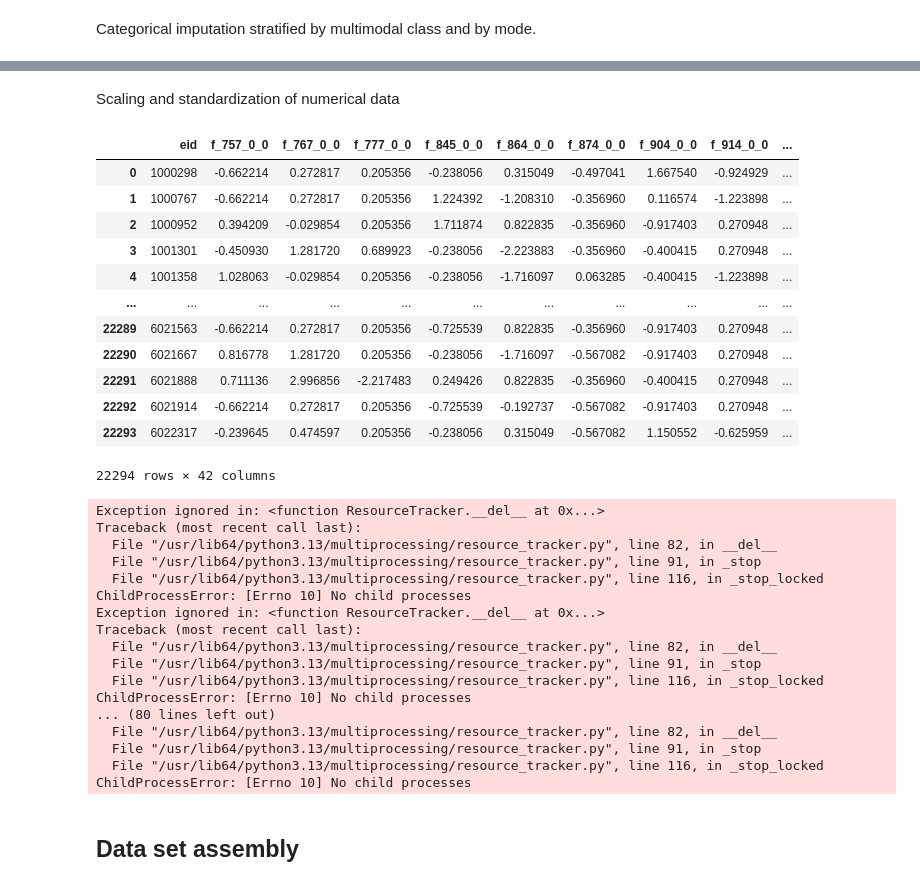
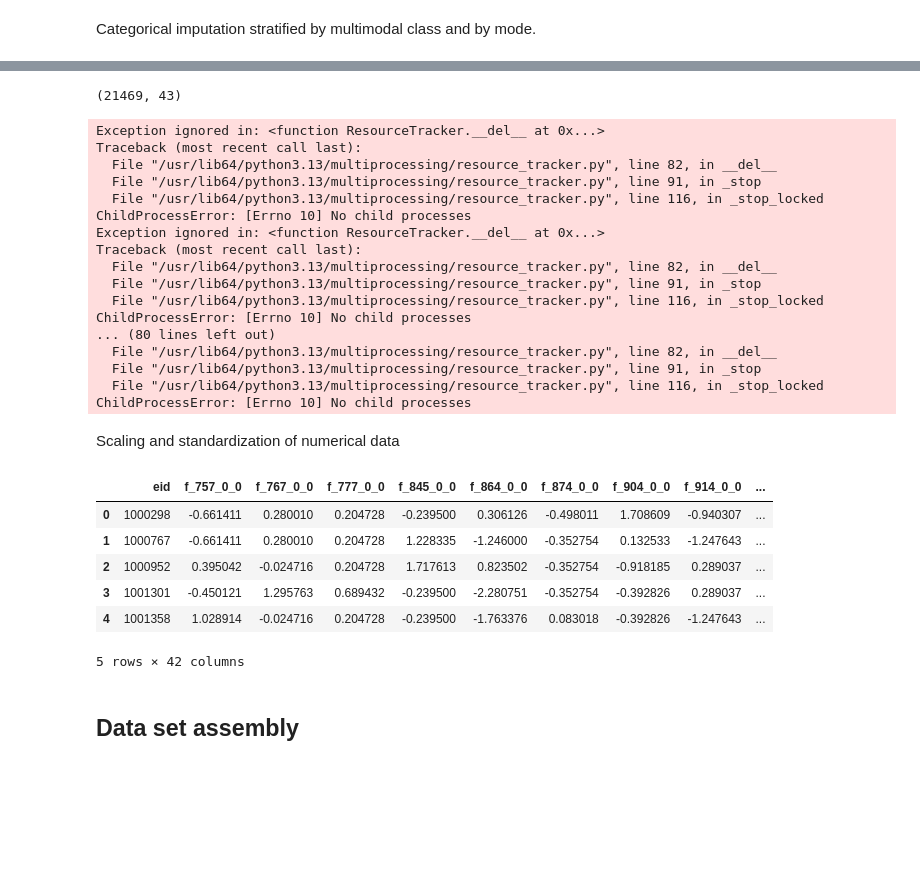
Before and after one commit to fsalamancar/Horizontal_UKB, a Jupyter notebook: touchscreen/touchscreen.ipynb, the cells around one changed output, grey strips where cells are left out. Saved outputs shown, nothing was run; the diff lists cells and outputs as text; code cells hidden in the pictures; blank space fills up the shorter version.

```diff
--- a/touchscreen/touchscreen.ipynb
+++ b/touchscreen/touchscreen.ipynb
@@ -862,9 +843,9 @@ No pairs were found with correlation above the threshold.
 Onehot encoding.
 # %%
 categorical_simple_nominal_onehot_df = onehot_encode_simple_nominal(
-    df=categorical_simple_nominal_df,
-    touchscreen_chars_df=touchscreen_chars_df,
-    touchscreen_cbkeys_df=touchscreen_cbkeys_df
+    categorical_simple_nominal_df,
+    touchscreen_chars_df,
+    touchscreen_cbkeys_df
 )
 
 categorical_simple_nominal_onehot_df.head()
@@ -1067,12 +1053,12 @@ create_boxplots(numeric_df, ncols=3)
 # %% [markdown]
 Categorical imputation stratified by multimodal class and by mode.
 # %%
-numeric_df_clean = numeric_df_clean.merge(ibd0_df[['eid', 'Disease']], on='eid', how='left')
+numeric_clean_df = numeric_clean_df.merge(ibd0_df[['eid', 'Disease']], on='eid', how='left')
 
-numeric_df_clean['Disease'] = numeric_df_clean['Disease'].apply(
+numeric_clean_df['Disease'] = numeric_clean_df['Disease'].apply(
     lambda x: "IBD" if x in ["CD", "UC", "IBD"] else "Control"
 )
 
-numeric_df_clean['Disease'].value_counts(dropna=False)
+numeric_clean_df['Disease'].value_counts(dropna=False)
 # %% [output]
 Disease
@@ -1087,42 +1068,42 @@ numeric_df_clean.shape
+# %%
+numeric_clean_df = impute_by_disease(numeric_clean_df)
+numeric_clean_df.shape
+# %% [output]
+(21469, 43)
+Exception ignored in: <function ResourceTracker.__del__ at 0x...>
+Traceback (most recent call last):
+  File "/usr/lib64/python3.13/multiprocessing/resource_tracker.py", line 82, in __del__
+  File "/usr/lib64/python3.13/multiprocessing/resource_tracker.py", line 91, in _stop
+  File "/usr/lib64/python3.13/multiprocessing/resource_tracker.py", line 116, in _stop_locked
+ChildProcessError: [Errno 10] No child processes
+Exception ignored in: <function ResourceTracker.__del__ at 0x...>
+Traceback (most recent call last):
+  File "/usr/lib64/python3.13/multiprocessing/resource_tracker.py", line 82, in __del__
+  File "/usr/lib64/python3.13/multiprocessing/resource_tracker.py", line 91, in _stop
+  File "/usr/lib64/python3.13/multiprocessing/resource_tracker.py", line 116, in _stop_locked
+ChildProcessError: [Errno 10] No child processes
+... (80 lines left out)
+  File "/usr/lib64/python3.13/multiprocessing/resource_tracker.py", line 82, in __del__
+  File "/usr/lib64/python3.13/multiprocessing/resource_tracker.py", line 91, in _stop
+  File "/usr/lib64/python3.13/multiprocessing/resource_tracker.py", line 116, in _stop_locked
+ChildProcessError: [Errno 10] No child processes
 # %% [markdown]
 Scaling and standardization of numerical data
 # %%
 #Escale
-touchscreen_numeric_scaled=scale_numeric_columns(numeric_df_clean)
+touchscreen_numeric_scaled = scale_numeric_columns(numeric_clean_df)
 
-touchscreen_numeric_standard=scale_numeric_columns(touchscreen_numeric_scaled)
-touchscreen_numeric_standard
+touchscreen_numeric_standard = scale_numeric_columns(touchscreen_numeric_scaled)
+
+touchscreen_numeric_standard.head()
 # %% [output]
 |  | eid | f_757_0_0 | f_767_0_0 | f_777_0_0 | f_845_0_0 | f_864_0_0 | f_874_0_0 | f_904_0_0 | f_914_0_0 | ... |
-| 0 | 1000298 | -0.662214 | 0.272817 | 0.205356 | -0.238056 | 0.315049 | -0.497041 | 1.667540 | -0.924929 | ... |
-| 1 | 1000767 | -0.662214 | 0.272817 | 0.205356 | 1.224392 | -1.208310 | -0.356960 | 0.116574 | -1.223898 | ... |
-| 2 | 1000952 | 0.394209 | -0.029854 | 0.205356 | 1.711874 | 0.822835 | -0.356960 | -0.917403 | 0.270948 | ... |
-| 3 | 1001301 | -0.450930 | 1.281720 | 0.689923 | -0.238056 | -2.223883 | -0.356960 | -0.400415 | 0.270948 | ... |
-| 4 | 1001358 | 1.028063 | -0.029854 | 0.205356 | -0.238056 | -1.716097 | 0.063285 | -0.400415 | -1.223898 | ... |
-| ... | ... | ... | ... | ... | ... | ... | ... | ... | ... | ... |
-| 22289 | 6021563 | -0.662214 | 0.272817 | 0.205356 | -0.725539 | 0.822835 | -0.356960 | -0.917403 | 0.270948 | ... |
-| 22290 | 6021667 | 0.816778 | 1.281720 | 0.205356 | -0.238056 | -1.716097 | -0.567082 | -0.917403 | 0.270948 | ... |
-| 22291 | 6021888 | 0.711136 | 2.996856 | -2.217483 | 0.249426 | 0.822835 | -0.356960 | -0.400415 | 0.270948 | ... |
-| 22292 | 6021914 | -0.662214 | 0.272817 | 0.205356 | -0.725539 | -0.192737 | -0.567082 | -0.917403 | 0.270948 | ... |
-| 22293 | 6022317 | -0.239645 | 0.474597 | 0.205356 | -0.238056 | 0.315049 | -0.567082 | 1.150552 | -0.625959 | ... |
+| 0 | 1000298 | -0.661411 | 0.280010 | 0.204728 | -0.239500 | 0.306126 | -0.498011 | 1.708609 | -0.940307 | ... |
+| 1 | 1000767 | -0.661411 | 0.280010 | 0.204728 | 1.228335 | -1.246000 | -0.352754 | 0.132533 | -1.247643 | ... |
+| 2 | 1000952 | 0.395042 | -0.024716 | 0.204728 | 1.717613 | 0.823502 | -0.352754 | -0.918185 | 0.289037 | ... |
+| 3 | 1001301 | -0.450121 | 1.295763 | 0.689432 | -0.239500 | -2.280751 | -0.352754 | -0.392826 | 0.289037 | ... |
+| 4 | 1001358 | 1.028914 | -0.024716 | 0.204728 | -0.239500 | -1.763376 | 0.083018 | -0.392826 | -1.247643 | ... |
-22294 rows × 42 columns
+5 rows × 42 columns
-Exception ignored in: <function ResourceTracker.__del__ at 0x...>
-Traceback (most recent call last):
-  File "/usr/lib64/python3.13/multiprocessing/resource_tracker.py", line 82, in __del__
-  File "/usr/lib64/python3.13/multiprocessing/resource_tracker.py", line 91, in _stop
-  File "/usr/lib64/python3.13/multiprocessing/resource_tracker.py", line 116, in _stop_locked
-ChildProcessError: [Errno 10] No child processes
-Exception ignored in: <function ResourceTracker.__del__ at 0x...>
-Traceback (most recent call last):
-  File "/usr/lib64/python3.13/multiprocessing/resource_tracker.py", line 82, in __del__
-  File "/usr/lib64/python3.13/multiprocessing/resource_tracker.py", line 91, in _stop
-  File "/usr/lib64/python3.13/multiprocessing/resource_tracker.py", line 116, in _stop_locked
-ChildProcessError: [Errno 10] No child processes
-... (80 lines left out)
-  File "/usr/lib64/python3.13/multiprocessing/resource_tracker.py", line 82, in __del__
-  File "/usr/lib64/python3.13/multiprocessing/resource_tracker.py", line 91, in _stop
-  File "/usr/lib64/python3.13/multiprocessing/resource_tracker.py", line 116, in _stop_locked
-ChildProcessError: [Errno 10] No child processes
 # %% [markdown]
 ## Data set assembly
 # %%
```
Also changed, not shown: parts of 39 cells of this notebook, 5 other files.
